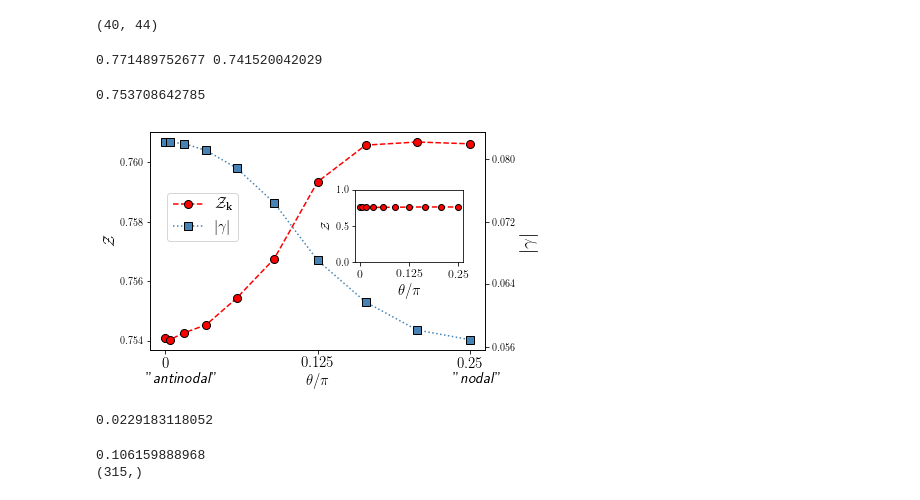
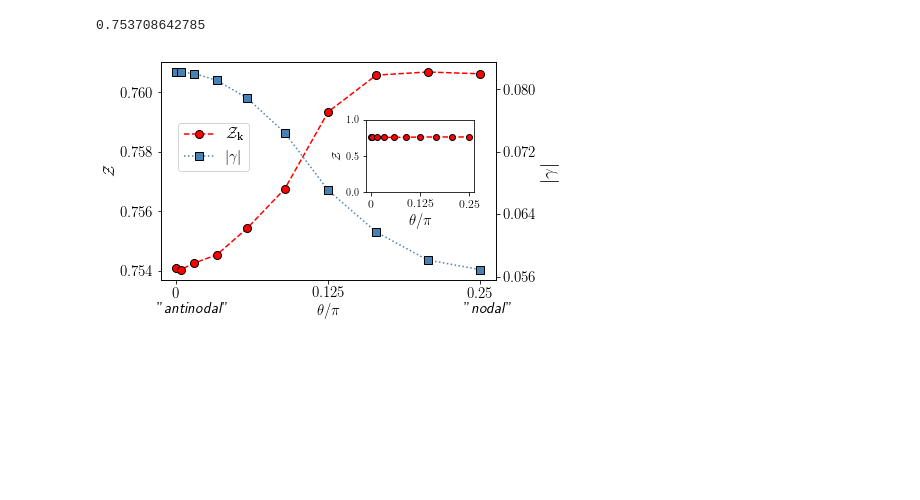
Before and after one commit to Ciro-Taranto/fRG_paper, a Jupyter notebook: scripts/zandgamma0975.ipynb, the cells around one changed output. Drawn from its saved outputs; the diff is of its cells as text; code cells hidden in the pictures; blank space fills up the shorter version.

Commit message:
All plots have been checked

```diff
--- a/scripts/zandgamma0975.ipynb
+++ b/scripts/zandgamma0975.ipynb
@@ -8,9 +8,6 @@ def selfload(namefile):
     return np.loadtxt(namefile)
 # %%
 self = selfload('../data/Self_energy_fill_0.975_Im.txt')
-print self.shape
-# %% [output]
-(40, 44)
 # %%
 def nonlintheta(ntheta) :
     return np.array([ np.pi/4.*(1.-np.cos(np.pi/2.*i/(ntheta-1.))) for i in range(ntheta) ]   )
@@ -36,14 +33,6 @@ def find_zg(self,iQ,gd=3,fit=4):
     zk     =  1./(1.-coeff[-2])
     gk     =  coeff[-1]
     return zk, gk
-# %%
-maxg = np.max(np.abs([find_zg(self,i,gd=dg,fit=fit)[1] for i in range(self.shape[0])]) )
-ming = np.min(np.abs([find_zg(self,i,gd=dg,fit=fit)[1] for i in range(self.shape[0])]) )
-maxz = np.max(np.abs([find_zg(self,i,gd=dg,fit=fit)[0] for i in range(self.shape[0])]) )
-minz = np.min(np.abs([find_zg(self,i,gd=dg,fit=fit)[0] for i in range(self.shape[0])]) )
-print maxz, minz
-# %% [output]
-0.771489752677 0.741520042029
 # %%
 fs = 15
 fig = plt.figure(facecolor ='w')
@@ -58,40 +47,37 @@ ax1.set_xlabel(r'$\theta/\pi$',fontsize=fs)
 ax1.set_xticks(np.arange(0.,0.251*np.pi,0.125*np.pi))
 ax1.set_xticklabels([r'$0$',r'$0.125$',r'$0.25$' ],fontsize=fs)
 ax2=ax1.twinx()
 gam = ax2.plot(nonlintheta(ntheta),[-find_zg(self,iQ,gd=dg,fit=fit)[1] for iQ in range(self.shape[1]-11,self.shape[1]-11+ntheta)],'-s',color='steelblue',linestyle ='dotted',
          markeredgecolor= 'black',markersize=8.0,label=r"$|\gamma |$")
 fer = zet + gam
 labs = [l.get_label() for l in fer ]
 ax1.legend(fer, labs,fontsize=fs,loc=(0.05,0.5))
 ax2.set_ylabel(r'$|\gamma|$',fontsize=fs+4)
 
 ax3=plt.axes([0.6,0.43,0.25,0.25])
 ax3.plot(nonlintheta(ntheta),[find_zg(self,iQ,gd=dg,fit=fit)[0] for iQ in range(self.shape[1]-11,self.shape[1]-11+ntheta)],'-o',color='red',linestyle ='dashed',
          markeredgecolor= 'black',markersize=6.0,label=r"$\mathcal{Z}$")
 ax3.set_ylim(0,1.)
 ax1.set_ylabel(r'$\mathcal{Z}$',fontsize=fs)
+ax1.tick_params(labelsize=fs)
+ax2.tick_params(labelsize=fs)
 ax3.set_ylabel(r'$\mathcal{Z}$',fontsize=12)
 ax3.set_xlabel(r'$\theta/\pi$',fontsize=fs)
 ax3.set_xticks(np.arange(0.,0.251*np.pi,0.125*np.pi))
 ax3.set_xticklabels([r'$0$',r'$0.125$',r'$0.25$' ],fontsize=12)
 print ax1.get_ylim()[0]
 #ax1.set_ylim([0.73,0.78])
 ax1.text(-0.05,ax1.get_ylim()[0]-(ax1.get_ylim()[1]-ax1.get_ylim()[0])*0.15,r'"\textit{antinodal}"',fontsize=fs)
 ax1.text(ax1.get_xlim()[1]*0.9,ax1.get_ylim()[0]-(ax1.get_ylim()[1]-ax1.get_ylim()[0])*0.15,r'"\textit{nodal}"',fontsize=fs)
 #yticks1 = np.arange(ax1.get_ylim()[0]+(ax1.get_ylim()[1]-ax1.get_ylim()[0])/6.,ax1.get_ylim()[1]+(ax1.get_ylim()[1]-ax1.get_ylim()[0])/6.,(ax1.get_ylim()[1]-ax1.get_ylim()[0])/6.)
 #ax1.set_yticks(yticks1 )
 ax1.yaxis.set_major_locator(MaxNLocator(4))
 ax2.yaxis.set_major_locator(MaxNLocator(4))
-plt.savefig("../images/z_and_gamma975.png",dpi=300)
+plt.savefig("../images/juppy/z_and_gamma975.png",dpi=300)
 #ax2.legend(fontsize=fs,loc=(0.8,0.8))
 # %% [output]
 0.753708642785
-[figure, old version]
+[figure, new version]
-# %%
-tgamma  = 0.072/np.pi
-print tgamma
-# %% [output]
-0.0229183118052
 # %%
 original_mu= -0.1912841796875*4.0
 def interacting_occ(gamma,temperature,t=1.0,tpri=-0.32,mu=original_mu):
@@ -106,6 +89,0 @@ gamma= find_zg(self,33,gd=dg,fit=fit)[1]
-# %%
-print (0.08-gamma/np.pi)
-print (interacting_occ(gamma,0.08)[0].shape  )
-# %% [output]
-0.106159888968
-(315,)
```
Also changed, not shown: parts of 2 cells of this notebook, 30 other files.
